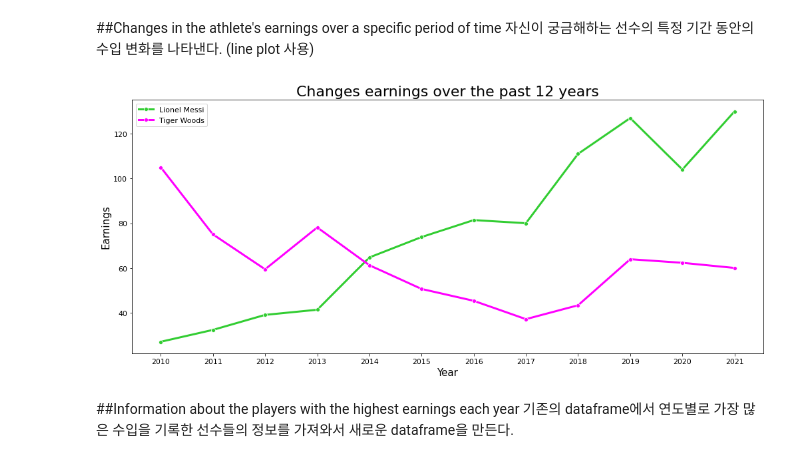
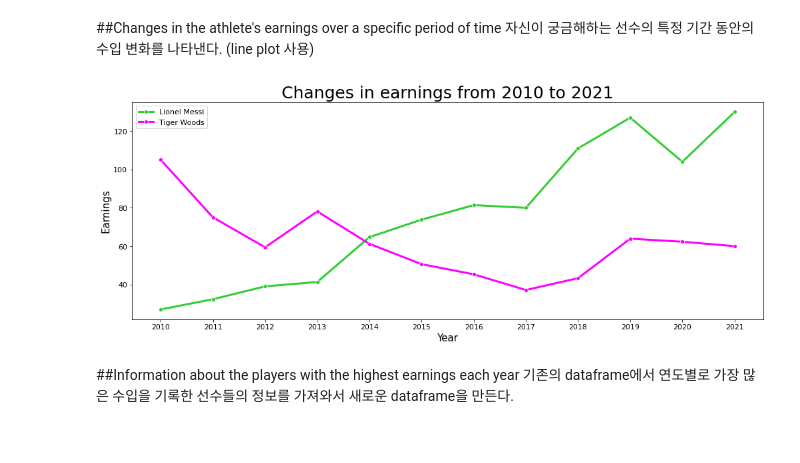
Before and after one commit to gjsin1105/DAP__, a Jupyter notebook: FinalProject.ipynb, the cells around one changed output. Drawn from its saved outputs; the diff is of its cells as text; code cells hidden in the pictures.

```diff
--- a/FinalProject.ipynb
+++ b/FinalProject.ipynb
@@ -140,18 +140,18 @@ for p in ax.patches:
 # %%
 df12 = df.iloc[:1050]
 df1 = df12.loc[:, ['Name', 'Earnings', 'Year']]
 df2 = df1.loc[df1['Name']=='Lionel Messi']
 df3 = df1.loc[df1['Name']=='Tiger Woods']
-fig = plt.figure(figsize=(17,7))
-plt.title('Changes earnings over the past 12 years',fontsize=22)
+fig = plt.figure(figsize=(17,6))
+plt.title('Changes in earnings from 2010 to 2021',fontsize=25)
 plt.xlabel('Year')
 plt.ylabel('Earnings')
 sns.lineplot(x=df2['Year'], y=df2['Earnings'], label='Lionel Messi', linewidth=3, color='limegreen', marker="o")
 sns.lineplot(x=df3['Year'], y=df3['Earnings'], label='Tiger Woods', linewidth=3, color='magenta', marker="o")
 plt.xticks(np.arange(2010, 2022), ('2010', '2011', '2012', '2013', '2014', '2015', '2016', '2017', '2018', '2019', '2020', '2021'))
 plt.show()
 # %% [output]
-[figure, old version]
+[figure, new version]
 # %% [markdown]
 ##Information about the players with the highest earnings each year
 기존의 dataframe에서 연도별로 가장 많은 수입을 기록한 선수들의 정보를 가져와서 새로운 dataframe을 만든다.
```
Also changed, not shown: parts of 2 cells of this notebook.
